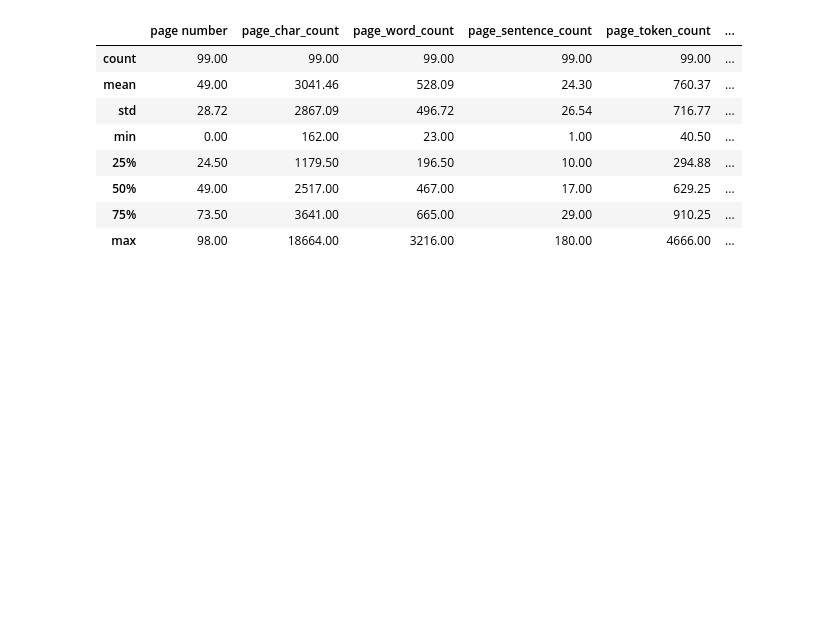
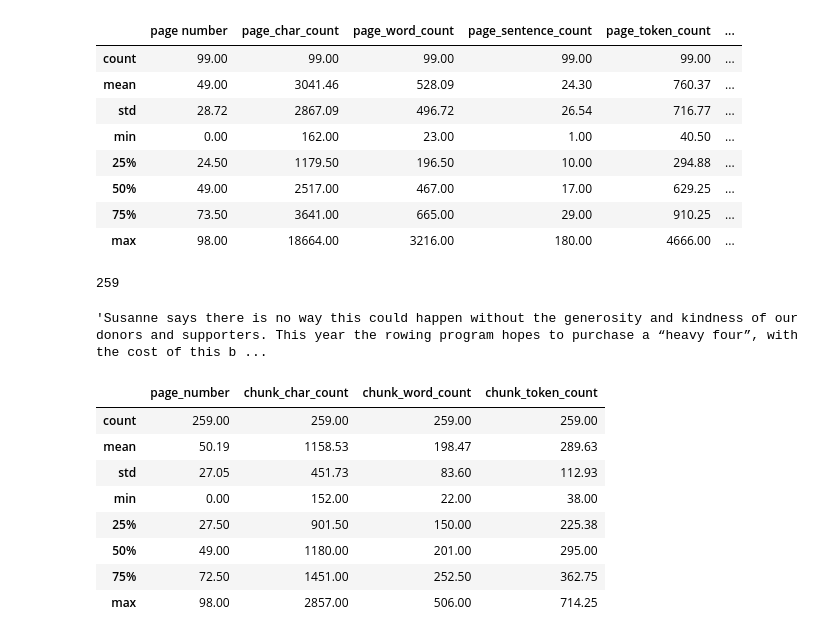
Before and after one commit to monzzzz/SMUS-AI-Club, a Jupyter notebook: AI-02-Voice-Chat/text_train/main.ipynb, the cells around one changed output. Saved outputs shown, nothing was run; the diff lists cells and outputs as text; code cells hidden in the pictures; blank space fills up the shorter version.

```diff
--- a/AI-02-Voice-Chat/text_train/main.ipynb
+++ b/AI-02-Voice-Chat/text_train/main.ipynb
@@ -164,3 +164,46 @@ df.describe().round(2)
 | 50% | 49.00 | 2517.00 | 467.00 | 17.00 | 629.25 | ... |
 | 75% | 73.50 | 3641.00 | 665.00 | 29.00 | 910.25 | ... |
 | max | 98.00 | 18664.00 | 3216.00 | 180.00 | 4666.00 | ... |
+# %%
+import re
+
+pages_and_chunks = []
+
+for item in tqdm(pages_and_text):
+    for sentence_chunk in item["sentence_chunks"]:
+        chunk_dict = {}
+        chunk_dict["page_number"] = item["page number"]
+
+        # Join the sentences
+        joined_sentence_chunk = "".join(sentence_chunk).replace(" ", " ").strip()
+        joined_sentence_chunk = re.sub(r'\.([A-Z])', r'. \1', joined_sentence_chunk)
+
+        chunk_dict["sentence_chunk"] = joined_sentence_chunk
+
+        chunk_dict["chunk_char_count"] = len(joined_sentence_chunk)
+        chunk_dict["chunk_word_count"] = len([word for word in joined_sentence_chunk.split(" ")])
+        chunk_dict["chunk_token_count"] = len(joined_sentence_chunk)/4
+
+        pages_and_chunks.append(chunk_dict)
+# %%
+len(pages_and_chunks)
+# %% [output]
+259
+# %%
+sameple = random.sample(pages_and_chunks, 1)
+sameple[0]["sentence_chunk"]
+# %% [output]
+'Susanne says there is no way this could happen without the generosity and kindness of our donors and supporters. This year the rowing program hopes to purchase a “heavy four”, with the cost of this b ...
+# %%
+df = pd.DataFrame(pages_and_chunks)
+df.describe().round(2)
+# %% [output]
+|  | page_number | chunk_char_count | chunk_word_count | chunk_token_count |
+| count | 259.00 | 259.00 | 259.00 | 259.00 |
+| mean | 50.19 | 1158.53 | 198.47 | 289.63 |
+| std | 27.05 | 451.73 | 83.60 | 112.93 |
+| min | 0.00 | 152.00 | 22.00 | 38.00 |
+| 25% | 27.50 | 901.50 | 150.00 | 225.38 |
+| 50% | 49.00 | 1180.00 | 201.00 | 295.00 |
+| 75% | 72.50 | 1451.00 | 252.50 | 362.75 |
+| max | 98.00 | 2857.00 | 506.00 | 714.25 |
```
Also changed, not shown: parts of 5 cells of this notebook, 1 other file.
